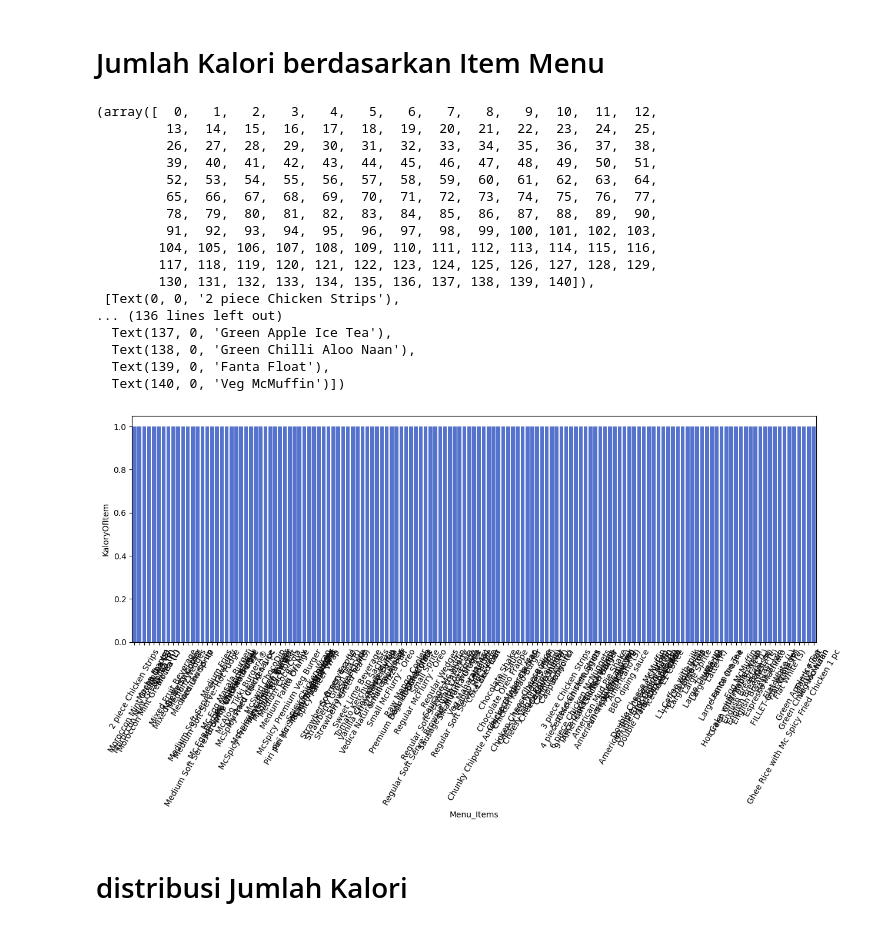
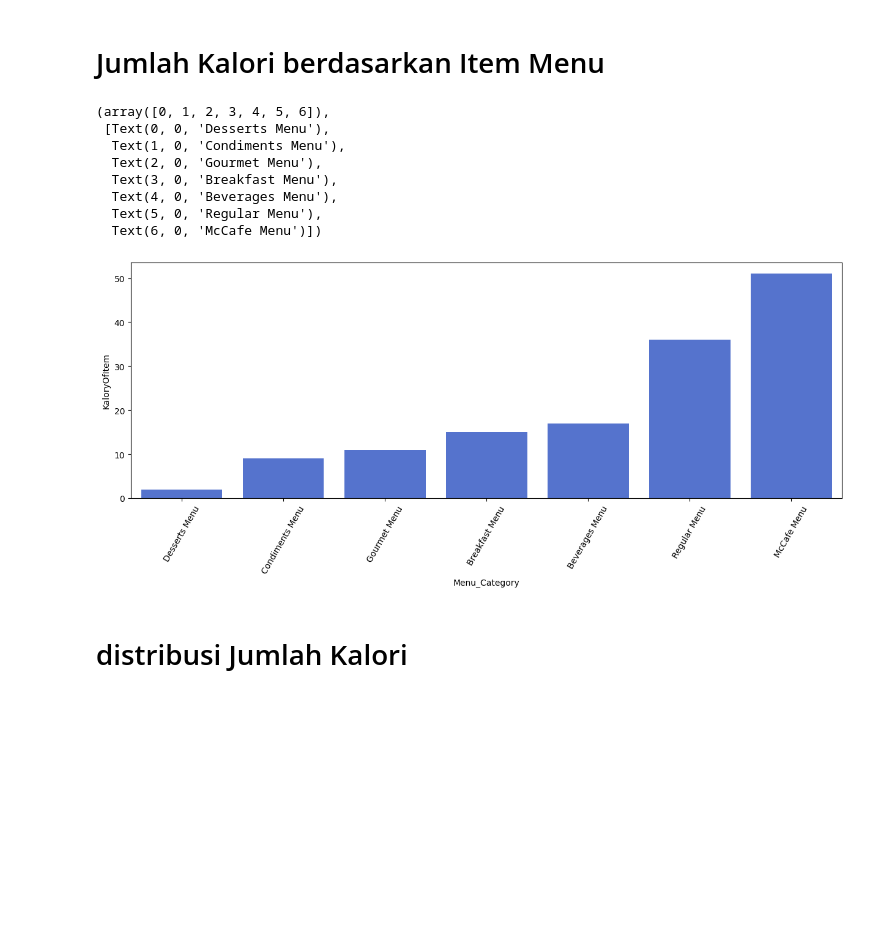
Before and after one commit to nurthariqaoctaviani/Streamlit-estimasi, a Jupyter notebook: estimasi_mcd.ipynb, the cells around one changed output. Drawn from its saved outputs; the diff is of its cells as text; code cells hidden in the pictures; blank space fills up the shorter version.

```diff
--- a/estimasi_mcd.ipynb
+++ b/estimasi_mcd.ipynb
@@ -115,31 +115,22 @@ sns.heatmap(df.corr(),annot=True)
 # %% [markdown]
 # Jumlah Kalori berdasarkan Item Menu
 # %%
-item = df.groupby('Menu_Items').count()[['Protein']].sort_values(by='Protein',ascending=True).reset_index()
+item = df.groupby('Menu_Category').count()[['Protein']].sort_values(by='Protein',ascending=True).reset_index()
 item = item.rename(columns={'Protein':'KaloryOfItem'})
 # %%
 fig = plt.figure(figsize=(15,5))
-sns.barplot(x=item['Menu_Items'], y=item['KaloryOfItem'], color='royalblue')
+sns.barplot(x=item['Menu_Category'], y=item['KaloryOfItem'], color='royalblue')
 plt.xticks(rotation=60)
 # %% [output]
-(array([  0,   1,   2,   3,   4,   5,   6,   7,   8,   9,  10,  11,  12,
-         13,  14,  15,  16,  17,  18,  19,  20,  21,  22,  23,  24,  25,
-         26,  27,  28,  29,  30,  31,  32,  33,  34,  35,  36,  37,  38,
-         39,  40,  41,  42,  43,  44,  45,  46,  47,  48,  49,  50,  51,
-         52,  53,  54,  55,  56,  57,  58,  59,  60,  61,  62,  63,  64,
-         65,  66,  67,  68,  69,  70,  71,  72,  73,  74,  75,  76,  77,
-         78,  79,  80,  81,  82,  83,  84,  85,  86,  87,  88,  89,  90,
-         91,  92,  93,  94,  95,  96,  97,  98,  99, 100, 101, 102, 103,
-        104, 105, 106, 107, 108, 109, 110, 111, 112, 113, 114, 115, 116,
-        117, 118, 119, 120, 121, 122, 123, 124, 125, 126, 127, 128, 129,
-        130, 131, 132, 133, 134, 135, 136, 137, 138, 139, 140]),
- [Text(0, 0, '2 piece Chicken Strips'),
-... (136 lines left out)
-  Text(137, 0, 'Green Apple Ice Tea'),
-  Text(138, 0, 'Green Chilli Aloo Naan'),
-  Text(139, 0, 'Fanta Float'),
-  Text(140, 0, 'Veg McMuffin')])
+(array([0, 1, 2, 3, 4, 5, 6]),
+ [Text(0, 0, 'Desserts Menu'),
+  Text(1, 0, 'Condiments Menu'),
+  Text(2, 0, 'Gourmet Menu'),
+  Text(3, 0, 'Breakfast Menu'),
+  Text(4, 0, 'Beverages Menu'),
+  Text(5, 0, 'Regular Menu'),
+  Text(6, 0, 'McCafe Menu')])
-[figure, old version]
+[figure, new version]
 # %% [markdown]
 # distribusi Jumlah Kalori
 # %%
```
